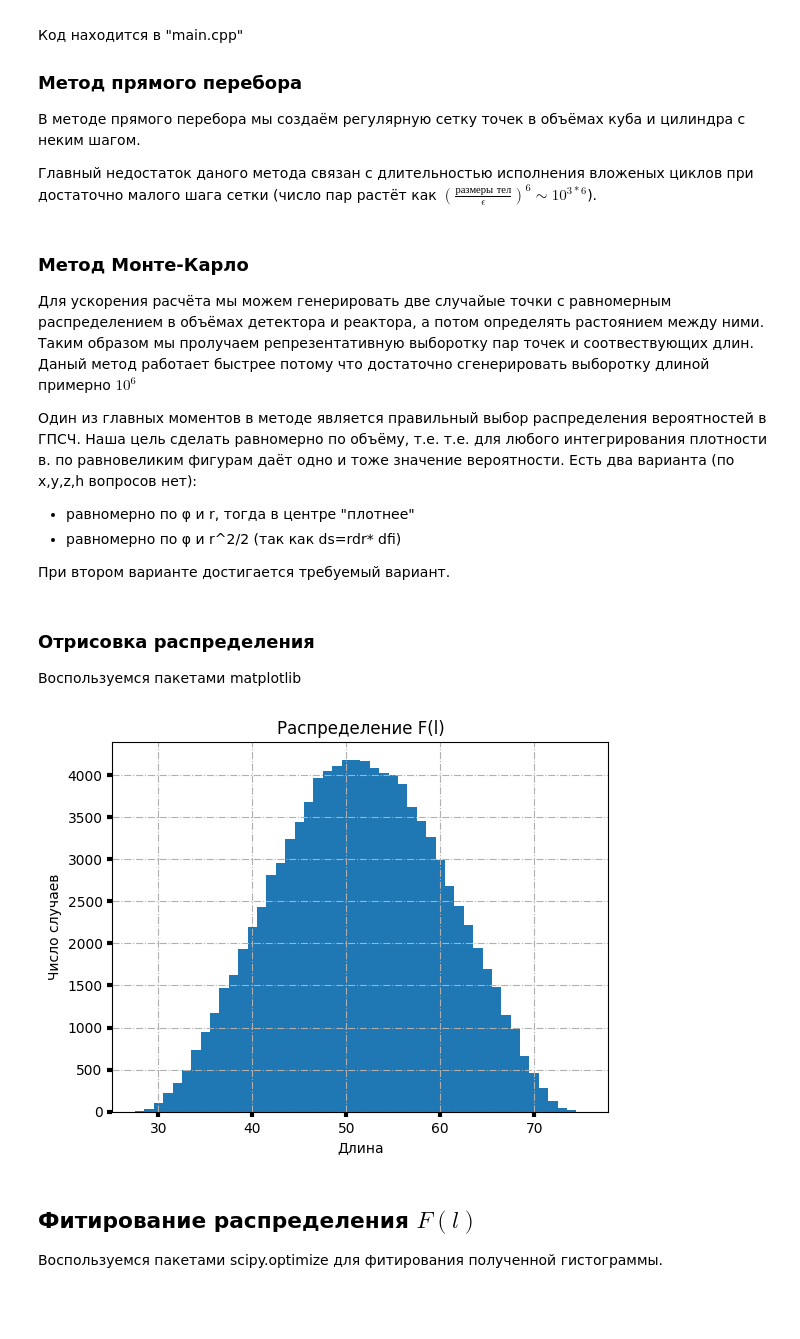
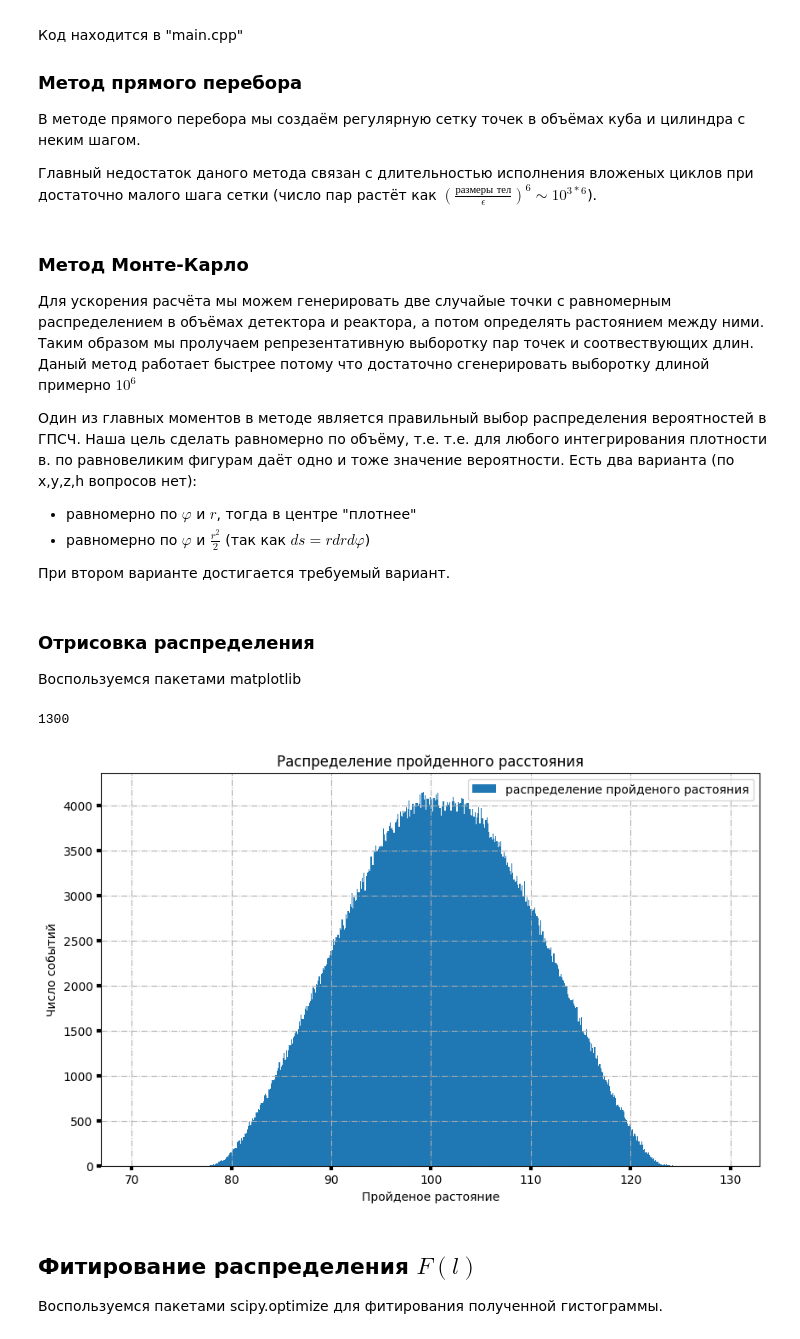
Before and after one commit to AleksandrYushin/Danss-netrino, a Jupyter notebook: Danss.ipynb, the cells around one changed output. Saved outputs shown, nothing was run; the diff lists cells and outputs as text; code cells hidden in the pictures; blank space fills up the shorter version.

```diff
--- a/Danss.ipynb
+++ b/Danss.ipynb
@@ -40,8 +40,8 @@ $$ F(l) = \frac{\int_{l(...)=l}{dxdydzdhdrdφ}}{\int{dxdydzdhdrdφ}}=\frac{1}{\p
 
 Один из главных моментов в методе является правильный выбор распределения вероятностей в ГПСЧ. Наша цель сделать равномерно по объёму, т.е. т.е. для любого интегрирования плотности в. по равновеликим фигурам даёт одно и тоже значение вероятности.
 Есть два варианта (по x,y,z,h вопросов нет):
-*   равномерно по φ и r, тогда в центре "плотнее"
-*   равномерно по φ и r^2/2 (так как ds=rdr* dfi)
+*   равномерно по $φ$ и $r$, тогда в центре "плотнее"
+*   равномерно по $φ$ и $\frac{r^2}{2}$ (так как $ds=rdr d\varphi$)
 
 При втором варианте достигается требуемый вариант.
 # %% [markdown]
@@ -49,34 +49,37 @@ $$ F(l) = \frac{\int_{l(...)=l}{dxdydzdhdrdφ}}{\int{dxdydzdhdrdφ}}=\frac{1}{\p
 Воспользуемся пакетами matplotlib
 # %%
 #Получение данных гистограммы
-data0=[]
+data=[]
 with open('Data', 'r') as file:
     arr=file.readlines()
-    for line in arr:
-        data0.append(int(line))
+    for line in arr[9:]:
+        data.append(int(line))
 # %%
 #Обработка (добавление длин)
 l=[]
-for i in range(len(data0)):
-    l.append(10+ i*1.00)
+for i in range(len(data)):
+    l.append(10+ i*0.1)
+# %% [output]
+1300
 # %%
 #Рисование (Импорт)
 from matplotlib import pyplot
 import matplotlib.pyplot as plt
 # %%
 #Рисование гистограммы и другое
-fig, ax = plt.subplots()
-ax.set_title('Распределение F(l)')
-ax.set_xlabel('Длина')
-ax.set_ylabel('Число случаев')
+fig, ax = plt.subplots(figsize=(10, 6))
+ax.set_title('Распределение пройденного расстояния')
+ax.set_xlabel('Пройденое растояние')
+ax.set_ylabel('Число событий')
 ax.grid(True, linestyle='-.')
 ax.tick_params(labelsize='medium', width=3)
 
-ax.bar(l[18:66], data0[18:66], linewidth = 1., width = 1.)
+ax.bar(l[600:1200], data[600:1200], linewidth = 1., width = 0.1, label = "распределение пройденого растояния")
 
+ax.legend()
 pyplot.show()
 # %% [output]
-[figure, old version]
+[figure, new version]
 # %% [markdown]
 ## Фитирование распределения $F(l)$
 
```
Also changed, not shown: parts of 8 cells of this notebook, 12 other files.
